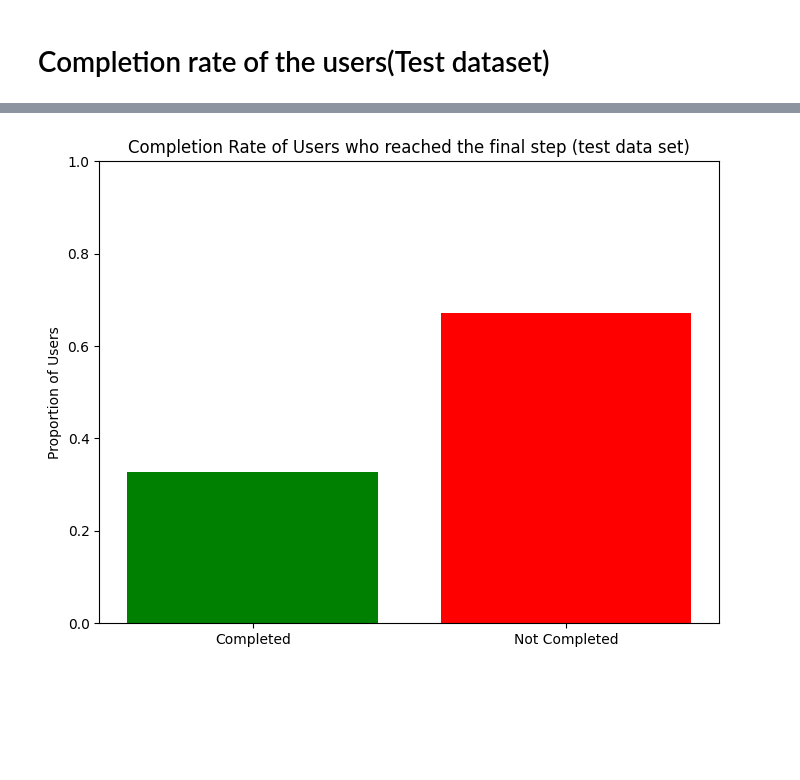
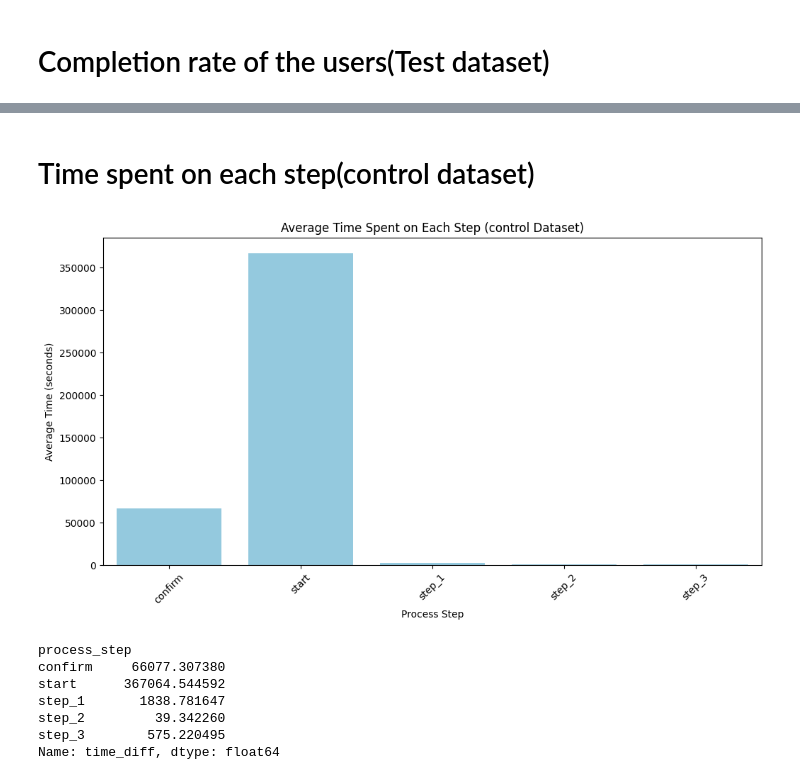
Before and after one commit to GovarthiniGS/Week_6_project, a Jupyter notebook: Notebooks/Week_6_project.ipynb, the cells around one changed output, grey strips where cells are left out. Cells and saved outputs as stored; diff of their text form; code cells hidden in the pictures; blank space fills up the shorter version.

```diff
--- a/Notebooks/Week_6_project.ipynb
+++ b/Notebooks/Week_6_project.ipynb
@@ -673,13 +673,43 @@ Completion Rate: 0.3278458695328929
-# %%
-# Plotting the Completion Rate
-labels = ['Completed', 'Not Completed']
-values = [completion_rate, 1 - completion_rate]
-
-plt.figure(figsize=(8, 6))
-plt.bar(labels, values, color=['green', 'red'])
-plt.title('Completion Rate of Users who reached the final step (test data set)')
-plt.ylabel('Proportion of Users')
-plt.ylim(0, 1)
-plt.show()
-# %% [output]
-[figure, removed]
+# %% [markdown]
+# Time spent on each step(control dataset)
+# %%
+# Load your dataset into a DataFrame
+df = pd.read_csv('../data/clean/control_set.csv')
+
+# Ensure the timestamp column is in datetime format
+df['date_time'] = pd.to_datetime(df['date_time'])
+
+# Sort the DataFrame by client_id and timestamp
+df = df.sort_values(by=['client_id', 'date_time'])
+
+# Calculate the time difference between consecutive steps for each client
+df['time_diff'] = df.groupby('client_id')['date_time'].diff()
+
+# Drop rows with NaN values in 'time_diff' (these are the first steps for each client)
+df = df.dropna(subset=['time_diff'])
+
+# Calculate the average time spent on each step
+average_time_per_step = df.groupby('process_step')['time_diff'].mean()
+
+# Convert the average time per step to seconds for better readability
+average_time_per_step_seconds = average_time_per_step.dt.total_seconds()
+
+# Plotting the average time spent on each step
+plt.figure(figsize=(12, 6))
+sns.barplot(x=average_time_per_step_seconds.index, y=average_time_per_step_seconds.values, color='skyblue')
+plt.title('Average Time Spent on Each Step (control Dataset)')
+plt.xlabel('Process Step')
+plt.ylabel('Average Time (seconds)')
+plt.xticks(rotation=45)
+plt.show()
+
+print(average_time_per_step_seconds)
+# %% [output]
+[figure, added]
+process_step
+confirm     66077.307380
+start      367064.544592
+step_1       1838.781647
+step_2         39.342260
+step_3        575.220495
+Name: time_diff, dtype: float64
```
Also changed, not shown: parts of 27 cells of this notebook.
